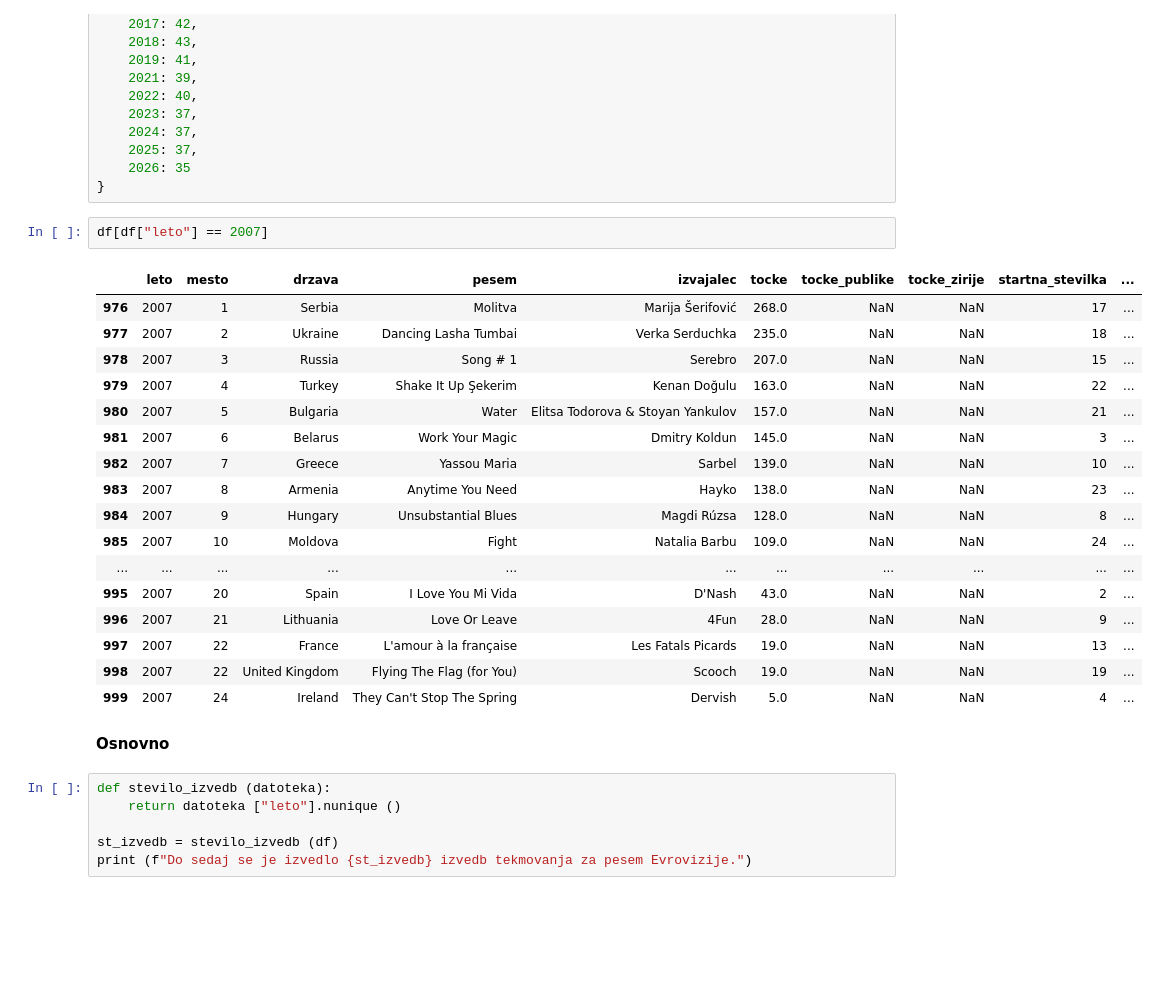
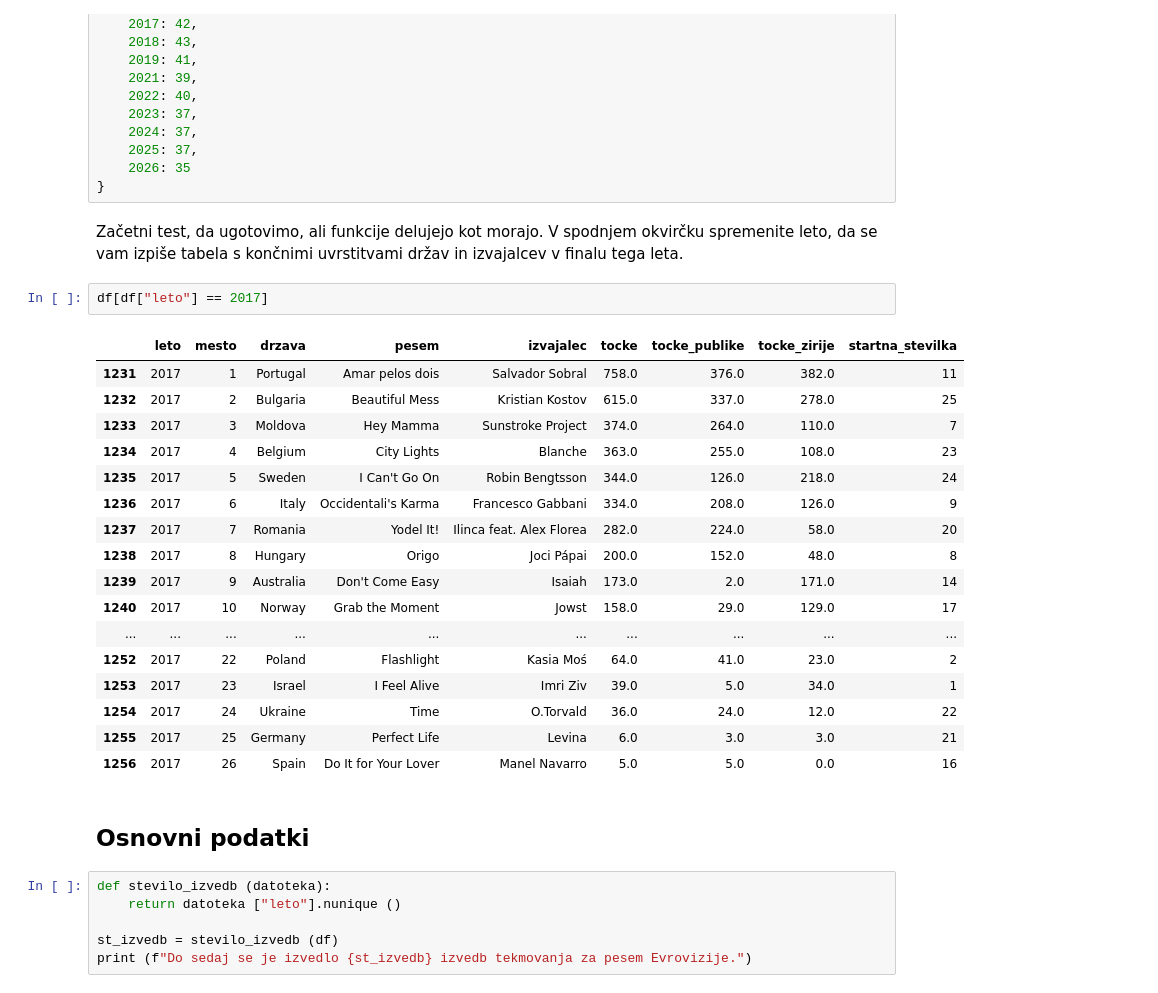
Before and after one commit to mayac69/UVP-projektna, a Jupyter notebook: analiza_evrovizije.ipynb, the cells around one changed output. Drawn from its saved outputs; the diff is of its cells as text; blank space fills up the shorter version.

```diff
--- a/analiza_evrovizije.ipynb
+++ b/analiza_evrovizije.ipynb
@@ -54,28 +60,30 @@ stevilo_finalistov_po_2004 = {
     2025: 37,
     2026: 35
 }
+# %% [markdown]
+Začetni test, da ugotovimo, ali funkcije delujejo kot morajo. V spodnjem okvirčku spremenite leto, da se vam izpiše tabela s končnimi uvrstitvami držav in izvajalcev v finalu tega leta.
 # %%
-df[df["leto"] == 2007]
+df[df["leto"] == 2017]
 # %% [output]
-|  | leto | mesto | drzava | pesem | izvajalec | tocke | tocke_publike | tocke_zirije | startna_stevilka | ... |
-| 976 | 2007 | 1 | Serbia | Molitva | Marija Šerifović | 268.0 | NaN | NaN | 17 | ... |
-| 977 | 2007 | 2 | Ukraine | Dancing Lasha Tumbai | Verka Serduchka | 235.0 | NaN | NaN | 18 | ... |
-| 978 | 2007 | 3 | Russia | Song # 1 | Serebro | 207.0 | NaN | NaN | 15 | ... |
-| 979 | 2007 | 4 | Turkey | Shake It Up Şekerim | Kenan Doğulu | 163.0 | NaN | NaN | 22 | ... |
-| 980 | 2007 | 5 | Bulgaria | Water | Elitsa Todorova & Stoyan Yankulov | 157.0 | NaN | NaN | 21 | ... |
-| 981 | 2007 | 6 | Belarus | Work Your Magic | Dmitry Koldun | 145.0 | NaN | NaN | 3 | ... |
-| 982 | 2007 | 7 | Greece | Yassou Maria | Sarbel | 139.0 | NaN | NaN | 10 | ... |
-| 983 | 2007 | 8 | Armenia | Anytime You Need | Hayko | 138.0 | NaN | NaN | 23 | ... |
-| 984 | 2007 | 9 | Hungary | Unsubstantial Blues | Magdi Rúzsa | 128.0 | NaN | NaN | 8 | ... |
-| 985 | 2007 | 10 | Moldova | Fight | Natalia Barbu | 109.0 | NaN | NaN | 24 | ... |
-| ... | ... | ... | ... | ... | ... | ... | ... | ... | ... | ... |
-| 995 | 2007 | 20 | Spain | I Love You Mi Vida | D'Nash | 43.0 | NaN | NaN | 2 | ... |
-| 996 | 2007 | 21 | Lithuania | Love Or Leave | 4Fun | 28.0 | NaN | NaN | 9 | ... |
-| 997 | 2007 | 22 | France | L'amour à la française | Les Fatals Picards | 19.0 | NaN | NaN | 13 | ... |
-| 998 | 2007 | 22 | United Kingdom | Flying The Flag (for You) | Scooch | 19.0 | NaN | NaN | 19 | ... |
-| 999 | 2007 | 24 | Ireland | They Can't Stop The Spring | Dervish | 5.0 | NaN | NaN | 4 | ... |
+|  | leto | mesto | drzava | pesem | izvajalec | tocke | tocke_publike | tocke_zirije | startna_stevilka |
+| 1231 | 2017 | 1 | Portugal | Amar pelos dois | Salvador Sobral | 758.0 | 376.0 | 382.0 | 11 |
+| 1232 | 2017 | 2 | Bulgaria | Beautiful Mess | Kristian Kostov | 615.0 | 337.0 | 278.0 | 25 |
+| 1233 | 2017 | 3 | Moldova | Hey Mamma | Sunstroke Project | 374.0 | 264.0 | 110.0 | 7 |
+| 1234 | 2017 | 4 | Belgium | City Lights | Blanche | 363.0 | 255.0 | 108.0 | 23 |
+| 1235 | 2017 | 5 | Sweden | I Can't Go On | Robin Bengtsson | 344.0 | 126.0 | 218.0 | 24 |
+| 1236 | 2017 | 6 | Italy | Occidentali's Karma | Francesco Gabbani | 334.0 | 208.0 | 126.0 | 9 |
+| 1237 | 2017 | 7 | Romania | Yodel It! | Ilinca feat. Alex Florea | 282.0 | 224.0 | 58.0 | 20 |
+| 1238 | 2017 | 8 | Hungary | Origo | Joci Pápai | 200.0 | 152.0 | 48.0 | 8 |
+| 1239 | 2017 | 9 | Australia | Don't Come Easy | Isaiah | 173.0 | 2.0 | 171.0 | 14 |
+| 1240 | 2017 | 10 | Norway | Grab the Moment | Jowst | 158.0 | 29.0 | 129.0 | 17 |
+| ... | ... | ... | ... | ... | ... | ... | ... | ... | ... |
+| 1252 | 2017 | 22 | Poland | Flashlight | Kasia Moś | 64.0 | 41.0 | 23.0 | 2 |
+| 1253 | 2017 | 23 | Israel | I Feel Alive | Imri Ziv | 39.0 | 5.0 | 34.0 | 1 |
+| 1254 | 2017 | 24 | Ukraine | Time | O.Torvald | 36.0 | 24.0 | 12.0 | 22 |
+| 1255 | 2017 | 25 | Germany | Perfect Life | Levina | 6.0 | 3.0 | 3.0 | 21 |
+| 1256 | 2017 | 26 | Spain | Do It for Your Lover | Manel Navarro | 5.0 | 5.0 | 0.0 | 16 |
 # %% [markdown]
-**Osnovno**
+## **Osnovni podatki**
 # %%
 def stevilo_izvedb (datoteka):
     return datoteka ["leto"].nunique ()
```
Also changed, not shown: parts of 3 cells of this notebook.
